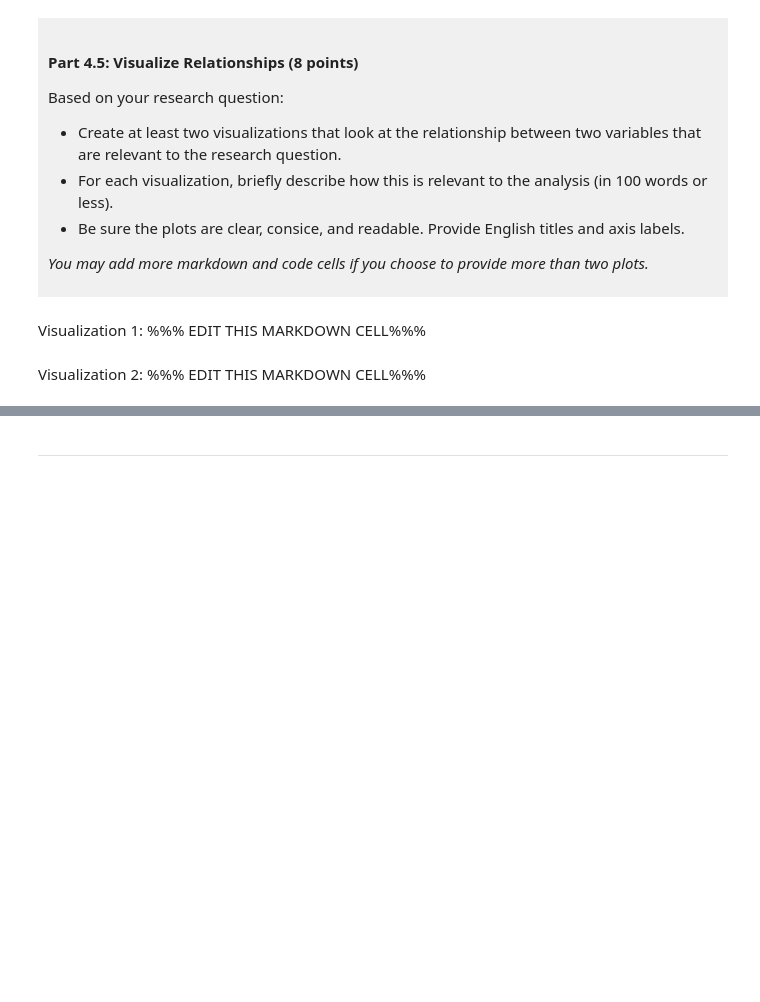
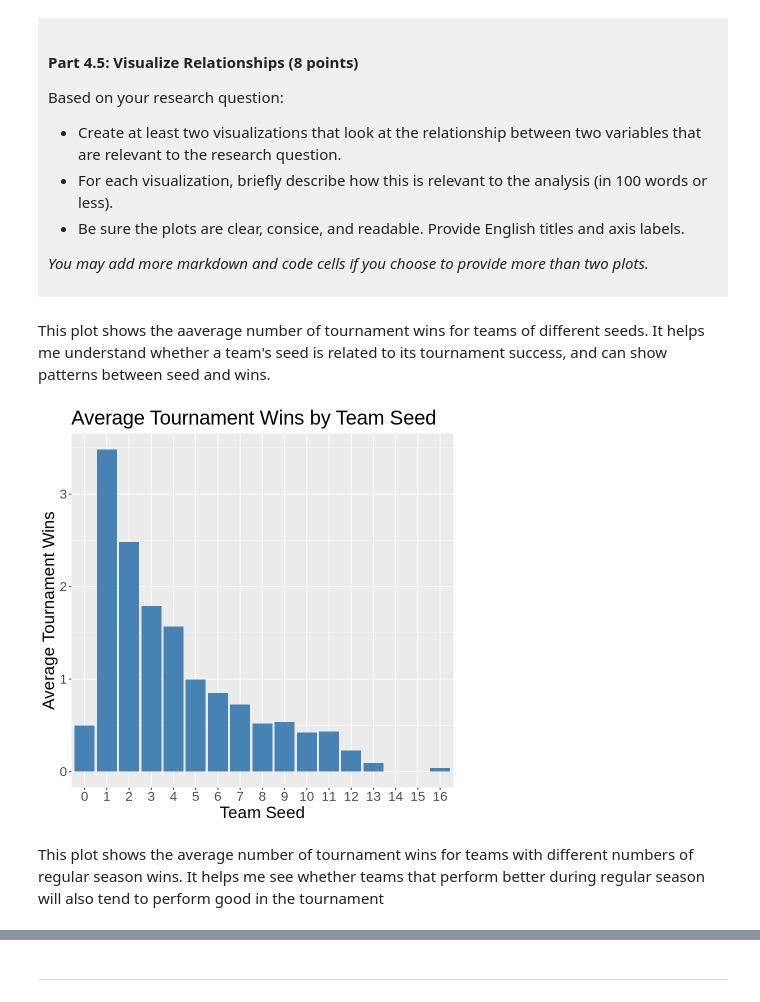
Before and after one commit to CrazyAligator92/dsci-100-project-mobin-javadi, a Jupyter notebook: dsci-100-project-notebook.ipynb, the cells around one changed output, grey strips where cells are left out. Cells and saved outputs as stored; diff of their text form; code cells hidden in the pictures; blank space fills up the shorter version.

```diff
--- a/dsci-100-project-notebook.ipynb
+++ b/dsci-100-project-notebook.ipynb
@@ -305,9 +406,21 @@ Based on your research question:
 *You may add more markdown and code cells if you choose to provide more than two plots.*
 </div>
 # %% [markdown]
-Visualization 1: %%% EDIT THIS MARKDOWN CELL%%%
+This plot shows the aaverage number of tournament wins for teams of different seeds. It helps me understand whether a team's seed is related to its tournament success, and can show patterns between seed and wins.
 # %%
-### EDIT THIS CODE CELL FOR VISUALIZATION 1###
+womens_mm_tidy |>
+  group_by(seed) |>
+  summarise(mean_wins = mean(tourney_wins)) |>
+  ggplot(aes(x = factor(seed), y = mean_wins)) +   #first group_by and find mean of the wins, then use it as the axis for this bar plot!
+  geom_col(fill = "steelblue") +
+  labs(
+    title = "Average Tournament Wins by Team Seed",
+    x = "Team Seed",
+    y = "Average Tournament Wins"
+  )+
+    theme(text = element_text(size = 20))
+# %% [output]
+[figure, added]
 # %% [markdown]
-Visualization 2: %%% EDIT THIS MARKDOWN CELL%%%
+This plot shows the average number of tournament wins for teams with different numbers of regular season wins. It helps me see whether teams that perform better during regular season will also tend to perform good in the tournament
 # %%
```
Also changed, not shown: parts of 9 cells of this notebook.
